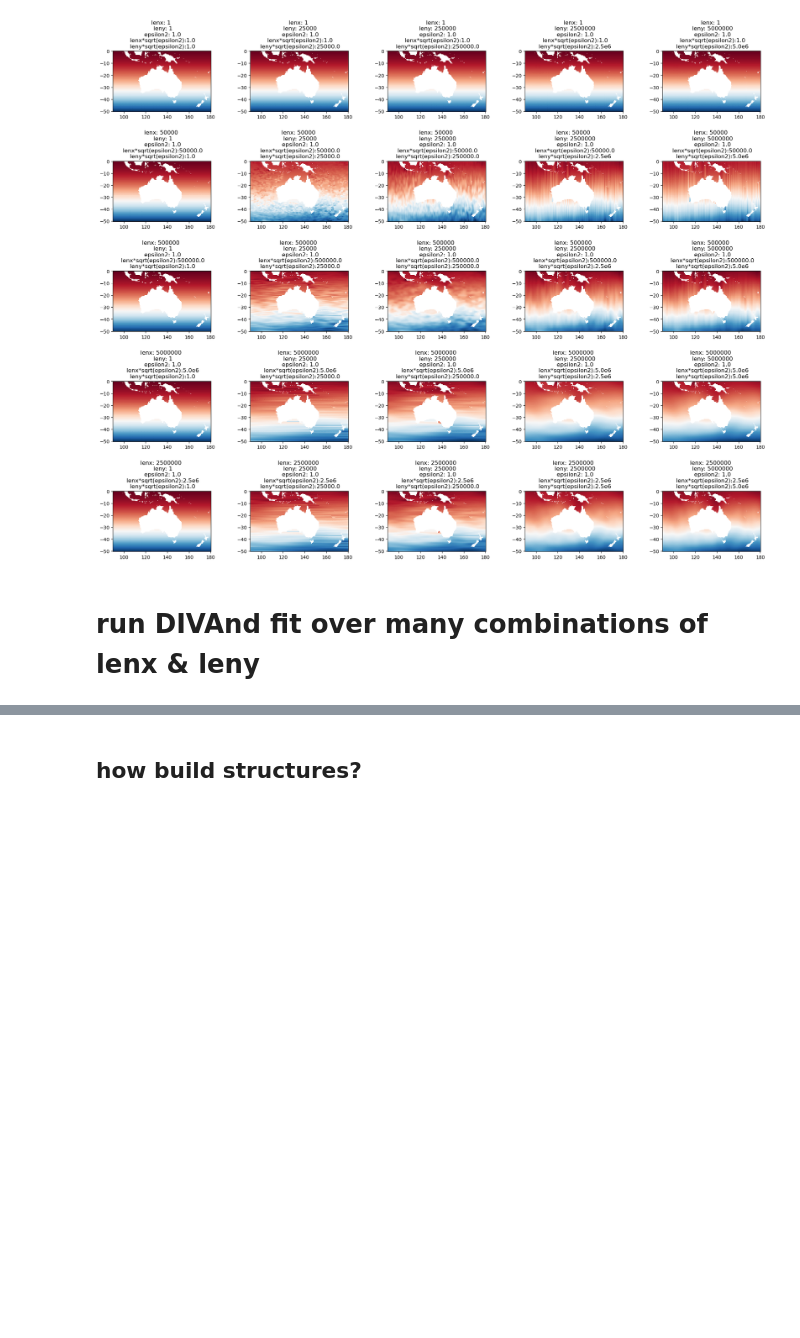
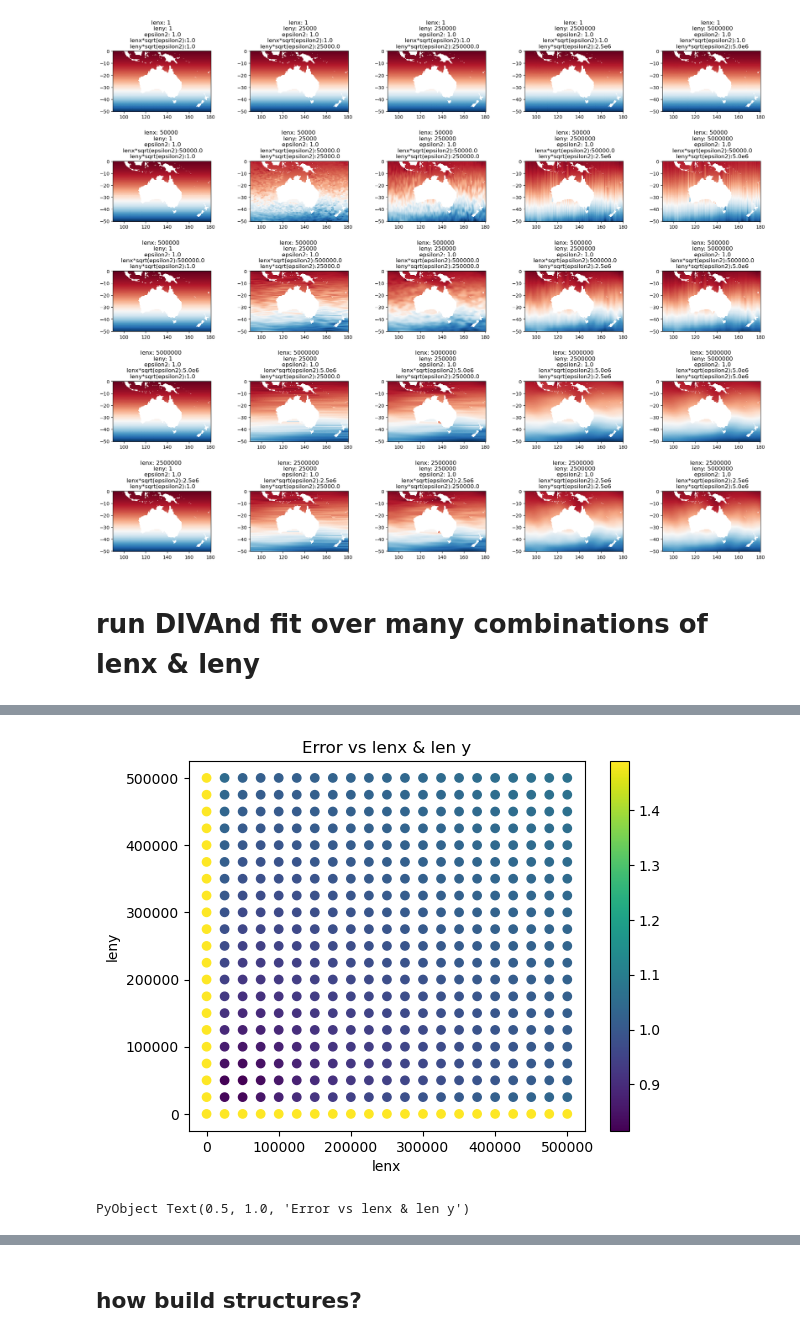
Before and after one commit to CARSv2/cars-v2, a Jupyter notebook: notebooks/parameter_sandbox.ipynb, the cells around one changed output, grey strips where cells are left out. Drawn from its saved outputs; the diff is of its cells as text; code cells hidden in the pictures; blank space fills up the shorter version.

```diff
--- a/notebooks/parameter_sandbox.ipynb
+++ b/notebooks/parameter_sandbox.ipynb
@@ -554,0 +593,4 @@ Plots.surface(X,Y,Z,camera=[45,45])
+# %%
+X = arr_lenx
+Y = arr_leny
+Z = arr_error
@@ -554,0 +615,9 @@ Plots.surface(X,Y,Z,camera=[45,45])
+# %%
+scatter(X, Y, c=Z, cmap="viridis")
+colorbar()
+xlabel("lenx")
+ylabel("leny")
+title("Error vs lenx & len y")
+# %% [output]
+[figure, added]
+PyObject Text(0.5, 1.0, 'Error vs lenx & len y')
```
Also changed, not shown: parts of 16 cells of this notebook.
